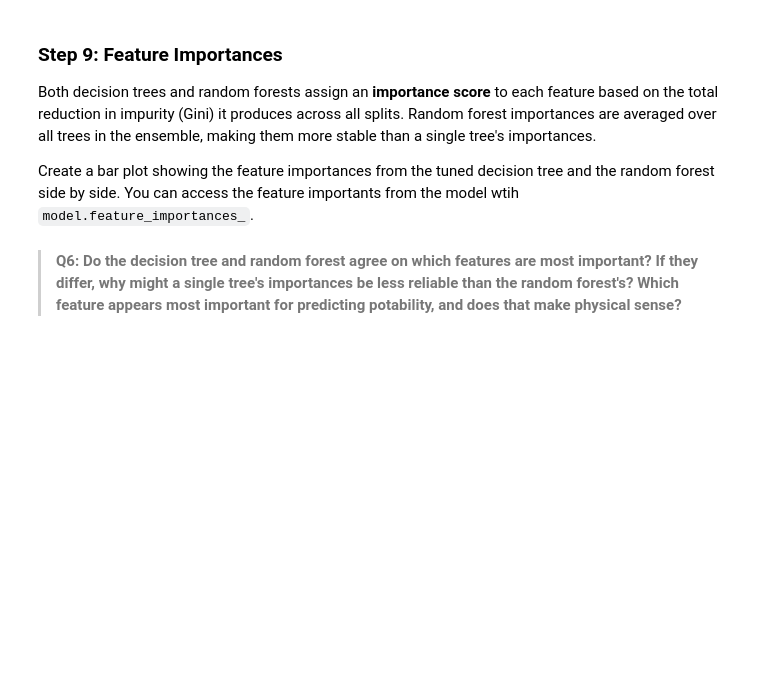
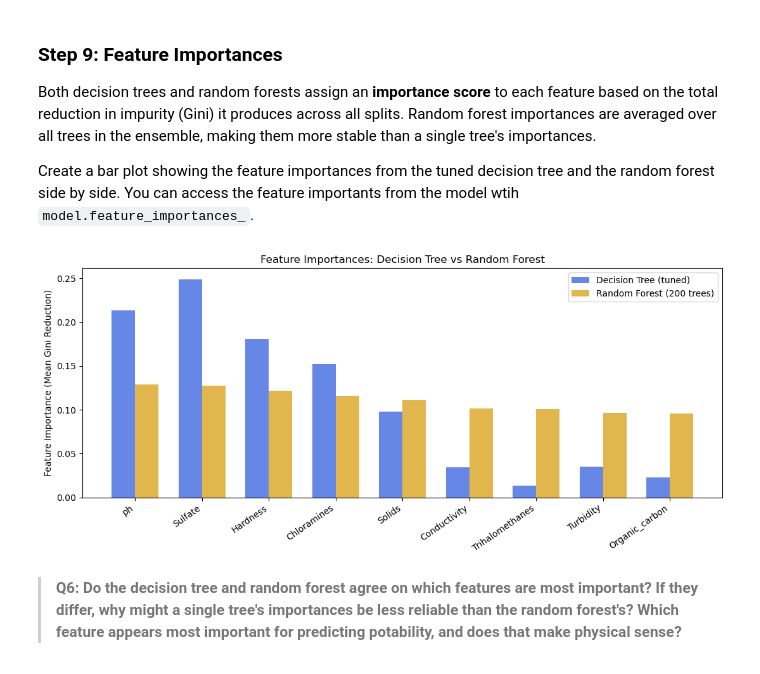
Before and after one commit to aakriti-poudel-chhetri/assignment-3, a Jupyter notebook: task2/hw3-task2.ipynb, the cells around one changed output. Drawn from its saved outputs; the diff is of its cells as text; code cells hidden in the pictures; blank space fills up the shorter version.

```diff
--- a/task2/hw3-task2.ipynb
+++ b/task2/hw3-task2.ipynb
@@ -347,6 +349,33 @@ _Type your answer here, replacing this text._
 Both decision trees and random forests assign an **importance score** to each feature based on the total reduction in impurity (Gini) it produces across all splits. Random forest importances are averaged over all trees in the ensemble, making them more stable than a single tree's importances.
 
 Create a bar plot showing the feature importances from the tuned decision tree and the random forest side by side. You can access the feature importants from the model wtih `model.feature_importances_`.
+# %%
+# Feature importances, how much each feature reduces impurity across all splits
+feat_names = X_train.columns.tolist()
+dt_importances = dt_opt.feature_importances_
+rf_importances = rf.feature_importances_
+
+# Sort features by random forest importance, highest first
+sorted_idx = np.argsort(rf_importances)[::-1]
+
+x = np.arange(len(feat_names))
+w = 0.35  # bar width
+
+fig, ax = plt.subplots(figsize=(11, 5))
+ax.bar(x - w/2, dt_importances[sorted_idx], w,
+       label='Decision Tree (tuned)', color='royalblue', alpha=0.8)
+ax.bar(x + w/2, rf_importances[sorted_idx], w,
+       label='Random Forest (200 trees)', color='goldenrod', alpha=0.8)
+
+ax.set_xticks(x)
+ax.set_xticklabels([feat_names[i] for i in sorted_idx], rotation=35, ha='right')
+ax.set_ylabel('Feature Importance (Mean Gini Reduction)')
+ax.set_title('Feature Importances: Decision Tree vs Random Forest')
+ax.legend()
+plt.tight_layout()
+plt.show()
+# %% [output]
+[figure, added]
 # %% [markdown]
 > **Q6: Do the decision tree and random forest agree on which features are most important? If they differ, why might a single tree's importances be less reliable than the random forest's? Which feature appears most important for predicting potability, and does that make physical sense?**
 # %% [markdown]
```
Also changed, not shown: parts of 6 cells of this notebook, 3 other files.
